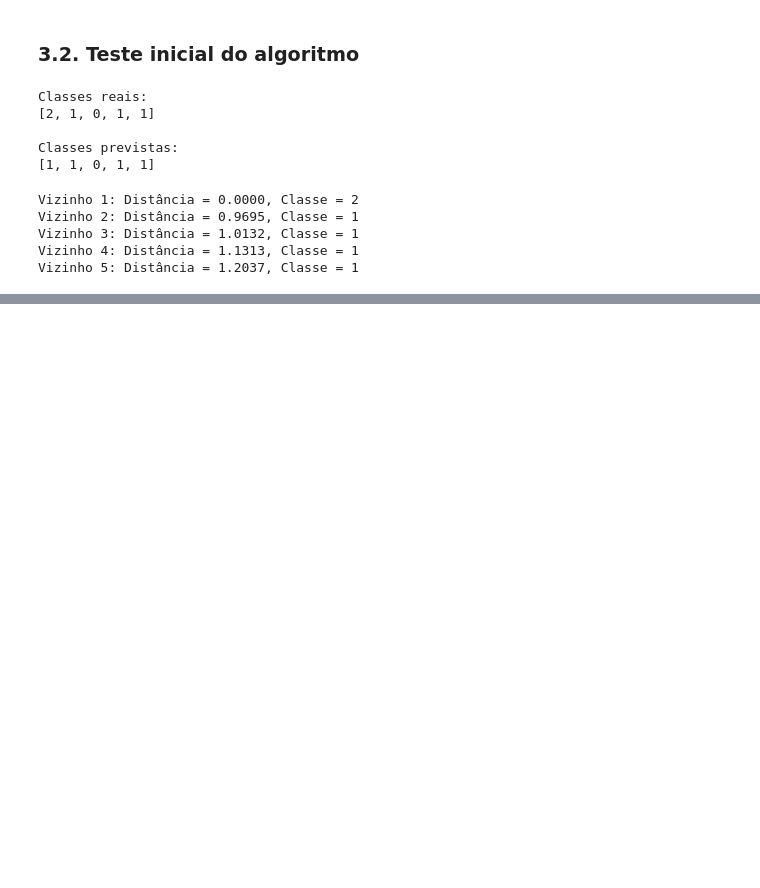
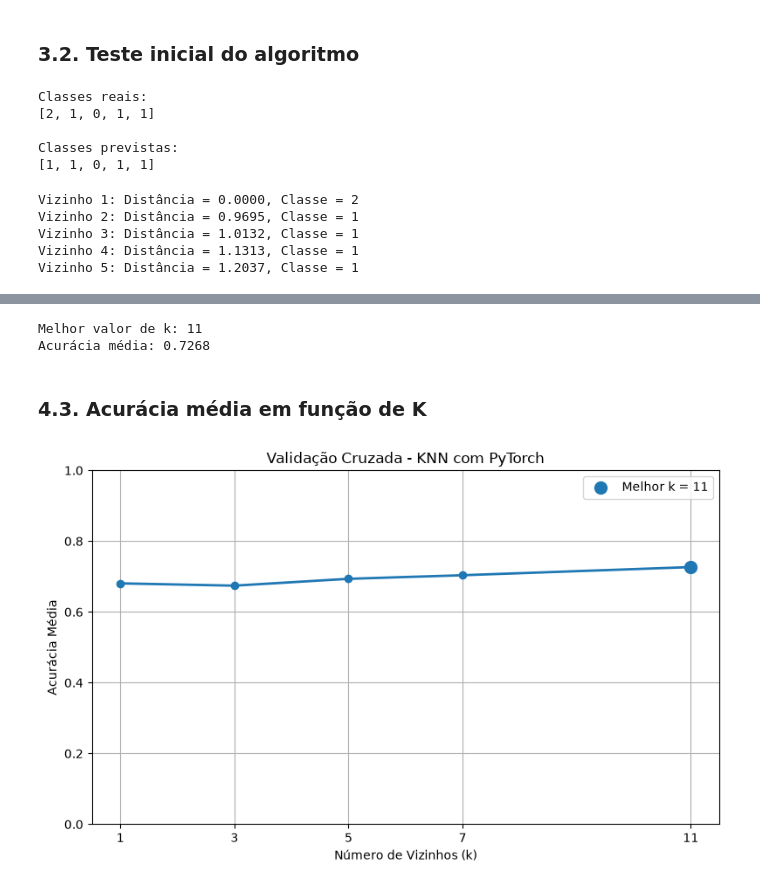
Before and after one commit to Pedrollucas/Sistemas-Inteligentes, a Jupyter notebook: notebooks/03_knn.ipynb, the cells around one changed output, grey strips where cells are left out. Cells and saved outputs as stored; diff of their text form; code cells hidden in the pictures; blank space fills up the shorter version.

Commit message:
feat: implementa validacao cruzada para escolha do k

```diff
--- a/notebooks/03_knn.ipynb
+++ b/notebooks/03_knn.ipynb
@@ -368,0 +503,49 @@ Vizinho 5: Distância = 1.2037, Classe = 1
+# %%
+# Ordena pela maior acurácia média
+ranking = tabela_resultados.sort_values(
+    by=["Acurácia Média", "k"],
+    ascending=[False, True]
+)
+
+# Recupera o melhor k
+melhor_k = int(ranking.iloc[0]["k"])
+melhor_acuracia = ranking.iloc[0]["Acurácia Média"]
+
+print(f"Melhor valor de k: {melhor_k}")
+print(f"Acurácia média: {melhor_acuracia:.4f}")
+# %% [output]
+Melhor valor de k: 11
+Acurácia média: 0.7268
+# %% [markdown]
+### 4.3. Acurácia média em função de K
+# %%
+plt.figure(figsize=(8, 5))
+
+plt.plot(
+    tabela_resultados["k"],
+    tabela_resultados["Acurácia Média"],
+    marker="o",
+    linewidth=2
+)
+
+plt.scatter(
+    melhor_k,
+    melhor_acuracia,
+    s=100,
+    zorder=3,
+    label=f"Melhor k = {melhor_k}"
+)
+
+plt.xlabel("Número de Vizinhos (k)")
+plt.ylabel("Acurácia Média")
+plt.title("Validação Cruzada - KNN com PyTorch")
+
+plt.xticks(valores_k)
+plt.ylim(0, 1)
+plt.legend()
+plt.grid(True)
+plt.tight_layout()
+plt.savefig(figuras / "07_knn_validacao_cruzada.png", dpi=300, bbox_inches="tight")
+plt.show()
+# %% [output]
+[figure, added]
```
Also changed, not shown: parts of 5 cells of this notebook, 1 other file.
